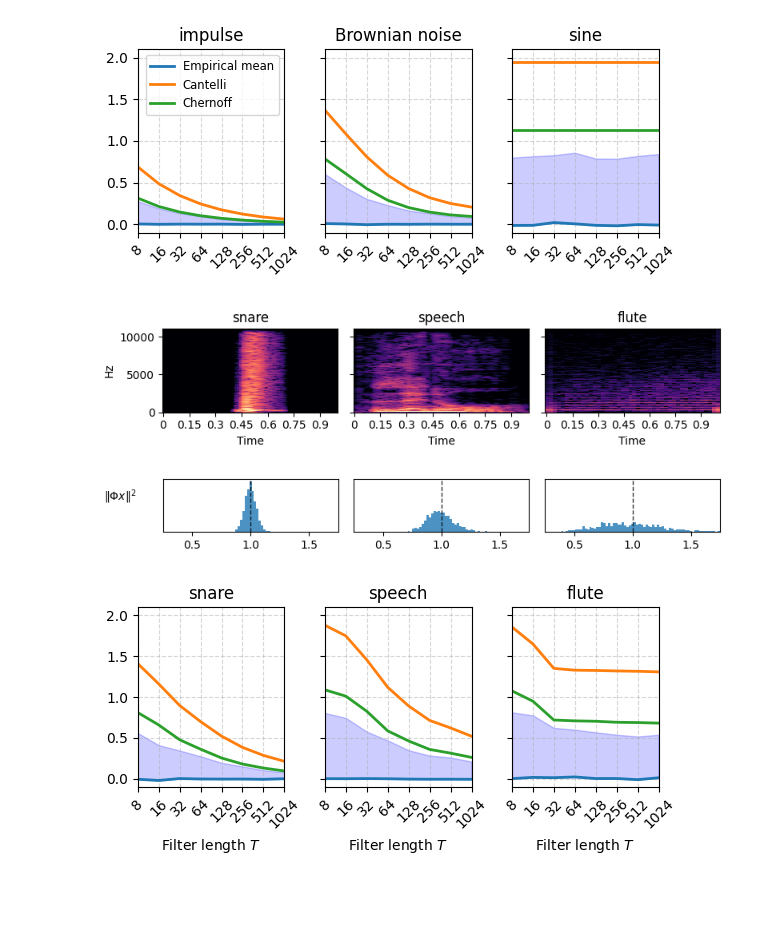
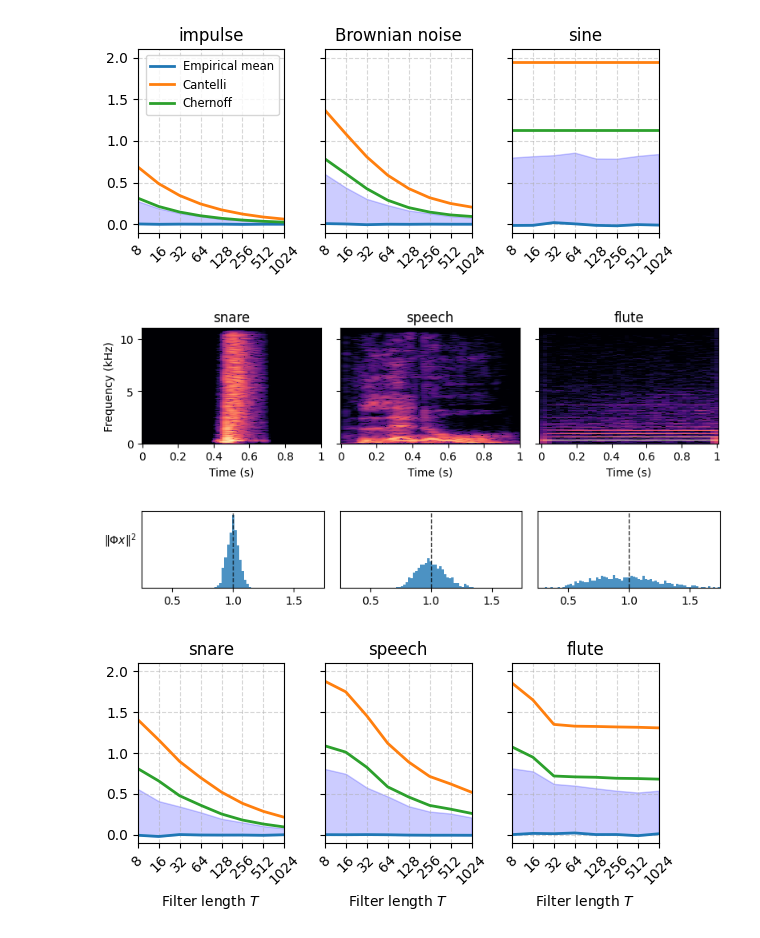
Before and after one commit to danedane-haider/Random-Filterbanks, a Jupyter notebook: Instabilities of Convnets for Raw Audio/energy_deviation_bounds.ipynb, the cells around one changed output. Cells and saved outputs as stored; diff of their text form; code cells hidden in the pictures; blank space fills up the shorter version.

Commit message:
changed figure sizes

```diff
--- a/Instabilities of Convnets for Raw Audio/energy_deviation_bounds.ipynb
+++ b/Instabilities of Convnets for Raw Audio/energy_deviation_bounds.ipynb
@@ -119,19 +119,25 @@ Audio(data=drums, rate=22050)
 # %%
 hop_lengths = [128, 128, 512]
 titles = ['snare', 'speech', 'flute']
-fig, ax = plt.subplots(nrows=1, ncols=3, figsize=(8, 2))
+fig, axes = plt.subplots(nrows=1, ncols=3, figsize=(8, 2.4), sharey=True)
 
 for x_id, x in enumerate(xs_real):
+    ax = axes[x_id]
     D = librosa.amplitude_to_db(np.abs(librosa.stft(x, hop_length=hop_lengths[x_id])), ref=np.max)
-    img = librosa.display.specshow(D, y_axis='linear', x_axis='time', hop_length=hop_lengths[x_id], ax=ax[x_id])
-    ax[x_id].set(title=titles[x_id])
-    ax[x_id].label_outer()
+    img = librosa.display.specshow(D, y_axis='linear', x_axis='time', hop_length=hop_lengths[x_id], ax=ax)
+    ax.set(title=titles[x_id])
+    ax.label_outer()
+    ax.set_xlabel('Time (s)')
+    axes[0].set_ylabel('Frequency (kHz)')
+    ax.set_xticks(np.arange(0, 1.1, 0.2))
+    ax.set_yticks(np.arange(0, 10001, 5000), ['0', '5', '10'])
+
 
 plt.tight_layout()
 
 plt.savefig('plots/spectrograms.pdf', bbox_inches='tight')
 # %% [output]
-[figure, old version]
+[figure, new version]
 # %%
 J = 10
 T = [1024]
@@ -142,7 +148,7 @@ for x_id, x in enumerate(xs_real):
     Y[x_id,:] = fb.random_filterbank_experiment(x, J, N_real, T)
 # %%
 titles = ['snare', 'speech', 'flute']
-fig, axes = plt.subplots(nrows=1, ncols=3, figsize=(8, 1.2), sharey='row')
+fig, axes = plt.subplots(nrows=1, ncols=3, figsize=(8, 1.5), sharey='row')
 
 for x_id, x in enumerate(xs_real):
     ax = axes[x_id]
@@ -151,13 +157,13 @@ for x_id, x in enumerate(xs_real):
     ax.set_yticks([])
     ax.set_xlim(0.25, 1.75)
 
-    axes[0].set_ylabel('$\Vert \Phi x \Vert^2$', rotation='horizontal', labelpad=35)
+    axes[0].set_ylabel('$\Vert \Phi x \Vert^2$', rotation='horizontal', labelpad=16)
 
 plt.tight_layout()
 
 plt.savefig('plots/energy.pdf', bbox_inches='tight')
 # %% [output]
-[figure, old version]
+[figure, new version]
 # %%
 plt.rcParams['text.usetex'] = False
 
```
Also changed, not shown: 2 other files.
